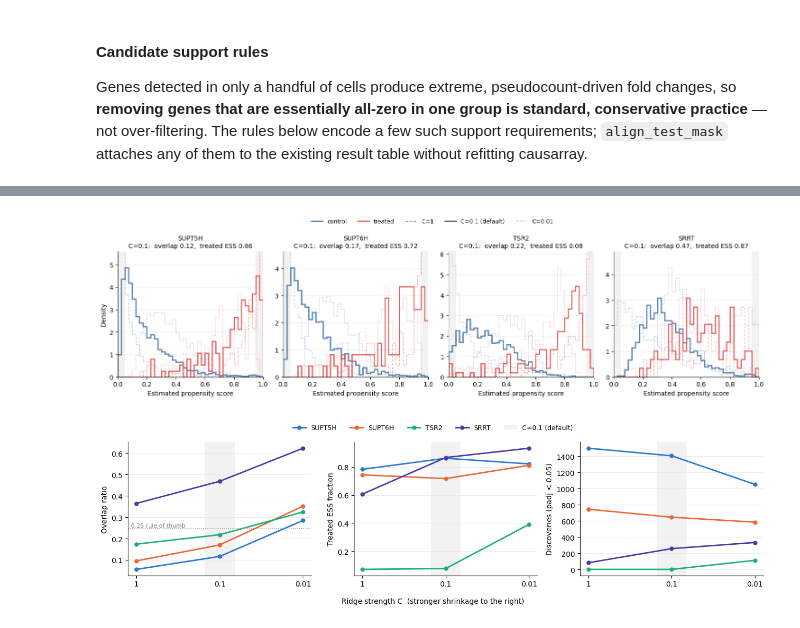
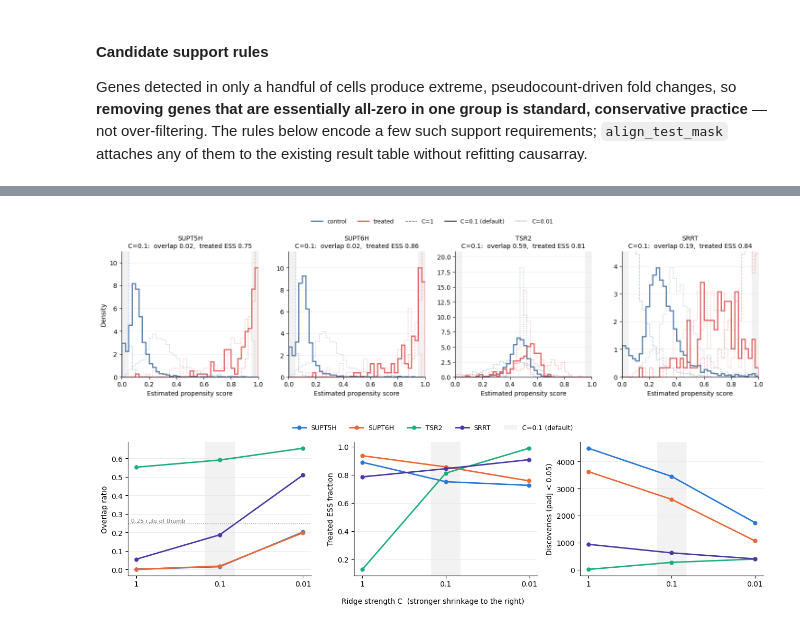
Before and after one commit to JinHongDu-Lab/causarray, a Jupyter notebook: docs/source/tutorial/replogle/replogle-py.ipynb, the cells around one changed output, grey strips where cells are left out. Cells and saved outputs as stored; diff of their text form; code cells hidden in the pictures.

````diff
--- a/docs/source/tutorial/replogle/replogle-py.ipynb
+++ b/docs/source/tutorial/replogle/replogle-py.ipynb
@@ -108,7 +116,12 @@ from `replogle-r.csv`; re-run `estimate_r_replogle.py` to reproduce them.
 > df_r = estimate_r(Y, X, A, r_values, family='nb', max_cells=6000)
 > ```
 # %%
-df_r = pd.read_csv('replogle-r.csv')
+# JIC table: prefers replogle-r-0.0.10.csv (raw counts; produced by run_estimate_r_0.0.10.py,
+# pending the 0.0.11 GLM-backend work) and otherwise falls back to the pre-0.0.10 table.
+r_path = Path('replogle-r-0.0.10.csv') if Path('replogle-r-0.0.10.csv').exists() else Path('replogle-r.csv')
+if r_path.name == 'replogle-r.csv':
+    print('Note: JIC table from the pre-0.0.10 (log-normalised) run; r = 30 retained, see the text above.')
+df_r = pd.read_csv(r_path)
 fig = plot_r(df_r)
 plt.tight_layout()
 plt.show()
@@ -153,7 +166,6 @@ df_res = gcate_lfc_batch(
     max_cells=2000,
     n_ctrl=2000,
     family='nb',
-    lfc_kwargs=dict(usevar='unequal'),
     cache_path='replogle_results.h5',
     random_state=0,
     verbose=True,
@@ -273,11 +286,14 @@ if not norm_path.exists():
     crispyx.normalize_total_log1p(
         'replogle_subset.h5ad', output_path=str(norm_path), verbose=False
     )
+# The Wilcoxon result does not depend on causarray; cache it on disk and reuse
+# it on later runs (crispyx skips the computation when the output exists).
 wc_result = crispyx.wilcoxon_test(
     str(norm_path),
     perturbation_column=PERT_COL,
     control_label=CTRL_LABEL,
     verbose=False,
+    output_path='replogle_subset_norm_cx_wilcoxon.h5ad',
 )
 
 wc_count_map = {
@@ -733,9 +756,9 @@ ps_control = A_ps.sum(axis=1) == 0
 # sweep are drawn faint, as context rather than as the answer.
 C_HIGHLIGHT = '0.1'
 c_styles = {
-    '1':    dict(linestyle=(0, (4, 2)),   linewidth=1.0, alpha=0.45),
+    '1':    dict(linestyle='--', linewidth=1.0, alpha=0.45),
     '0.1':  dict(linestyle='-',           linewidth=1.8, alpha=1.00),
-    '0.01': dict(linestyle=(0, (1, 1.6)), linewidth=1.1, alpha=0.50),
+    '0.01': dict(linestyle=':',  linewidth=1.1, alpha=0.50),
 }
 group_colors = {'control': '#4c78a8', 'treated': '#e45756'}
 
@@ -795,35 +818,35 @@ sweep_colors = ['#2a78d6', '#eb6834', '#1baf7a', '#4a3aa7']
 
 fig, axes = plt.subplots(1, 3, figsize=(13, 3.8), sharex=True)
 for ax, (column, label, reference) in zip(axes, sweep_panels):
     ax.axvspan(ridge_order.index(C_HIGHLIGHT) - 0.18,
                ridge_order.index(C_HIGHLIGHT) + 0.18,
                color='#f2f2f2', linewidth=0, zorder=0)
     for color, perturbation in zip(sweep_colors, ps_focus):
         row = (grid[grid['treatment'] == perturbation]
                .set_index('C').reindex(ridge_order))
         ax.plot(ridge_order, row[column], marker='o', markersize=5,
                 linewidth=2, color=color, label=perturbation)
     if reference is not None:
         ax.axhline(reference, color='#999999', linestyle=':', linewidth=1)
         ax.text(0.015, reference, f'{reference:g} rule of thumb', fontsize=8,
                 color='#777777', va='bottom',
                 transform=ax.get_yaxis_transform())
     ax.set_ylabel(label)
     ax.grid(axis='y', color='#e8e8e8', linewidth=0.6)
     ax.set_axisbelow(True)
     for side in ('top', 'right'):
         ax.spines[side].set_visible(False)
 sweep_handles, _ = axes[0].get_legend_handles_labels()
 sweep_handles.append(Patch(facecolor='#f2f2f2', label=f'C={C_HIGHLIGHT} (default)'))
 fig.legend(handles=sweep_handles, loc='upper center', ncol=5, frameon=False,
            bbox_to_anchor=(0.5, 1.0), fontsize=9)
 fig.supxlabel('Ridge strength C  (stronger shrinkage to the right)',
               fontsize=10, y=0.06)
 fig.tight_layout(rect=(0, 0.03, 1, 0.92))
 plt.show()
 # %% [output]
-[figure, old version]
+[figure, new version]
-[figure, old version]
+[figure, new version]
 # %% [markdown]
 #### Reading the diagnostics
 
````
Also changed, not shown: parts of 21 cells of this notebook, 25 other files.
